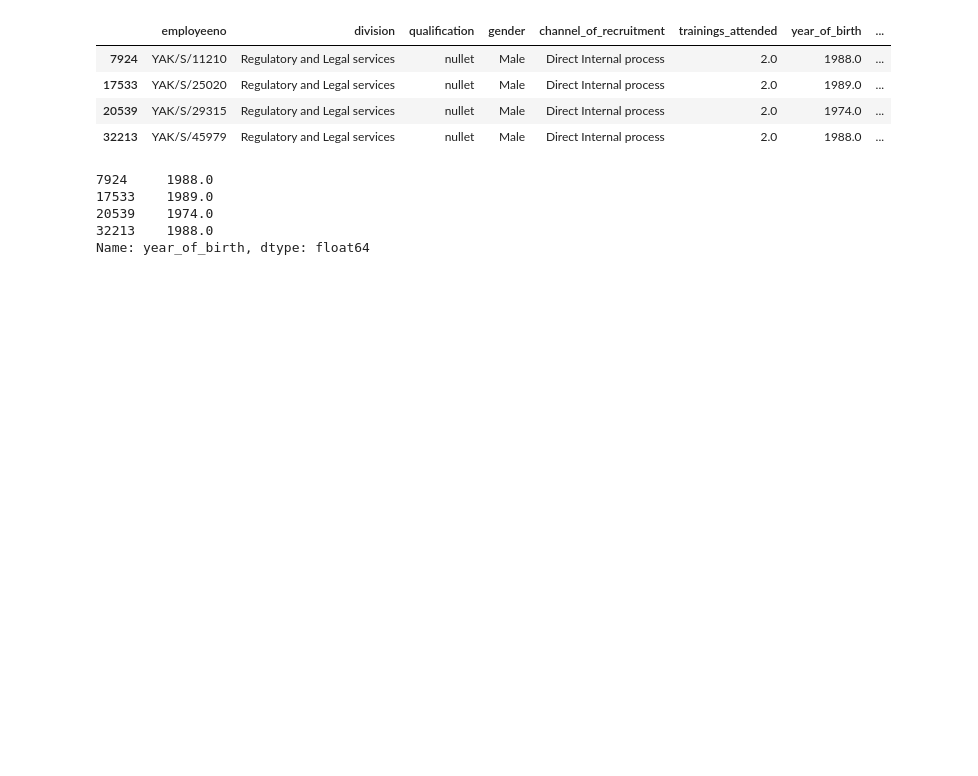
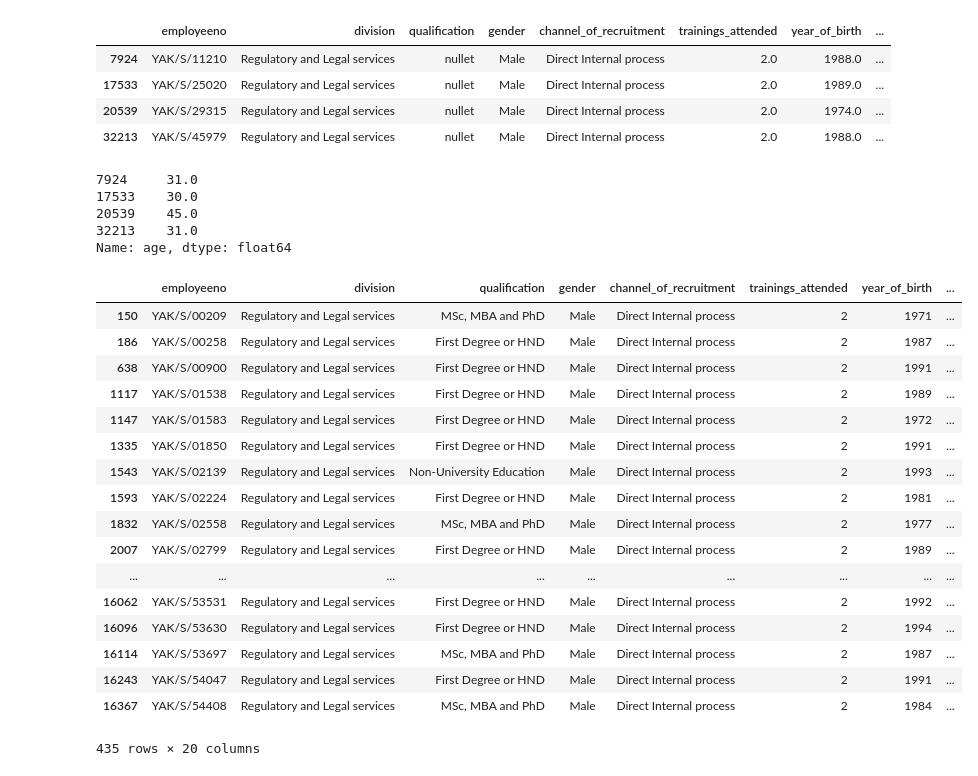
Before and after one commit to Xx1235/DSN-Staff-Promotion-Algorithm, a Jupyter notebook: dsn_yakubu.ipynb, the cells around one changed output. Cells and saved outputs as stored; diff of their text form; code cells hidden in the pictures; blank space fills up the shorter version.

```diff
--- a/dsn_yakubu.ipynb
+++ b/dsn_yakubu.ipynb
@@ -278,12 +288,32 @@ nullet_reg
 | 20539 | YAK/S/29315 | Regulatory and Legal services | nullet | Male | Direct Internal process | 2.0 | 1974.0 | ... |
 | 32213 | YAK/S/45979 | Regulatory and Legal services | nullet | Male | Direct Internal process | 2.0 | 1988.0 | ... |
 # %%
-nullet_reg.year_of_birth
+nullet_reg.age
 # %% [output]
-7924     1988.0
-17533    1989.0
-20539    1974.0
-32213    1988.0
-Name: year_of_birth, dtype: float64
+7924     31.0
+17533    30.0
+20539    45.0
+32213    31.0
+Name: age, dtype: float64
 # %%
 ##Let's check for a trend in people who where in the reg div and where recruited through direct internal process
+reg[reg.channel_of_recruitment=='Direct Internal process']
+# %% [output]
+|  | employeeno | division | qualification | gender | channel_of_recruitment | trainings_attended | year_of_birth | ... |
+| 150 | YAK/S/00209 | Regulatory and Legal services | MSc, MBA and PhD | Male | Direct Internal process | 2 | 1971 | ... |
+| 186 | YAK/S/00258 | Regulatory and Legal services | First Degree or HND | Male | Direct Internal process | 2 | 1987 | ... |
+| 638 | YAK/S/00900 | Regulatory and Legal services | First Degree or HND | Male | Direct Internal process | 2 | 1991 | ... |
+| 1117 | YAK/S/01538 | Regulatory and Legal services | First Degree or HND | Male | Direct Internal process | 2 | 1989 | ... |
+| 1147 | YAK/S/01583 | Regulatory and Legal services | First Degree or HND | Male | Direct Internal process | 2 | 1972 | ... |
+| 1335 | YAK/S/01850 | Regulatory and Legal services | First Degree or HND | Male | Direct Internal process | 2 | 1991 | ... |
+| 1543 | YAK/S/02139 | Regulatory and Legal services | Non-University Education | Male | Direct Internal process | 2 | 1993 | ... |
+| 1593 | YAK/S/02224 | Regulatory and Legal services | First Degree or HND | Male | Direct Internal process | 2 | 1981 | ... |
+| 1832 | YAK/S/02558 | Regulatory and Legal services | MSc, MBA and PhD | Male | Direct Internal process | 2 | 1977 | ... |
+| 2007 | YAK/S/02799 | Regulatory and Legal services | First Degree or HND | Male | Direct Internal process | 2 | 1989 | ... |
+| ... | ... | ... | ... | ... | ... | ... | ... | ... |
+| 16062 | YAK/S/53531 | Regulatory and Legal services | First Degree or HND | Male | Direct Internal process | 2 | 1992 | ... |
+| 16096 | YAK/S/53630 | Regulatory and Legal services | First Degree or HND | Male | Direct Internal process | 2 | 1994 | ... |
+| 16114 | YAK/S/53697 | Regulatory and Legal services | MSc, MBA and PhD | Male | Direct Internal process | 2 | 1987 | ... |
+| 16243 | YAK/S/54047 | Regulatory and Legal services | First Degree or HND | Male | Direct Internal process | 2 | 1991 | ... |
+| 16367 | YAK/S/54408 | Regulatory and Legal services | MSc, MBA and PhD | Male | Direct Internal process | 2 | 1984 | ... |
+435 rows × 20 columns
```
Also changed, not shown: parts of 17 cells of this notebook.
